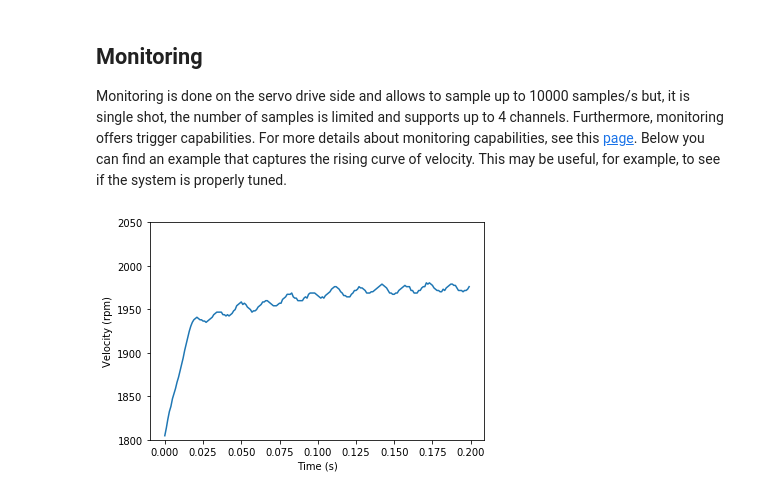
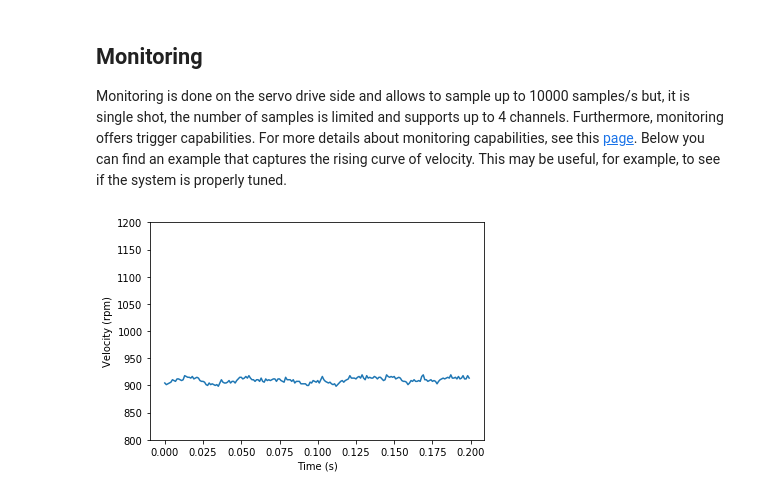
Before and after one commit to ingeniamc/ingenialink-python, a Jupyter notebook: examples/jupyter/Introduction to IngeniaLink.ipynb, the cells around one changed output. Drawn from its saved outputs; the diff is of its cells as text; code cells hidden in the pictures.

```diff
--- a/examples/jupyter/Introduction to IngeniaLink.ipynb
+++ b/examples/jupyter/Introduction to IngeniaLink.ipynb
@@ -144,14 +129,14 @@ servo.disable()
 
 Servo position can be easily controlled as shown in the code below. Note that the system tolerances will need to be properly set to use the `wait_reached`.
 # %%
-servo.mode = il.MODE_PP
+servo.mode = il.SERVO_MODE.PP
 
 print('Current position is: {:.2f} deg'.format(servo.position))
 
 print('Moving to 180 deg...')
 servo.enable()
 servo.position = 180.
-servo.wait_reached(timeout=1000)
+servo.wait_reached(timeout=1)
 
 print('New position is: {:.2f} deg'.format(servo.position))
 
@@ -165,14 +150,14 @@ New position is: 177.01 deg
 
 Servo velocity can be easily controlle as shown in the code below:
 # %%
-servo.mode = il.MODE_PV
+servo.mode = il.SERVO_MODE.PV
 
 print('Current velocity is: {:.2f} rpm'.format(servo.velocity))
 
-print('Setting velocity to 2000 rpm...')
+print('Setting velocity to 1000 rpm...')
 servo.enable()
-servo.velocity = 2000.
-servo.wait_reached(timeout=3000)
+servo.velocity = 1000.
+servo.wait_reached(timeout=3)
 
 print('Current velocity is: {:.2f} rpm'.format(servo.velocity))
 
@@ -194,27 +179,27 @@ What polling does, as its name suggests, is to poll for certain registers contin
 poller = il.Poller(servo, n_ch=2)
 
 # set sample period of 5 ms and buffer of 2k samples
-poller.configure(t_s=5, sz=2000)
+poller.configure(t_s=5e-3, sz=2000)
 # configure channels to poll position and velocity
-poller.ch_configure(ch=0, reg=regs.POS_ACT)
-poller.ch_configure(ch=1, reg=regs.VEL_ACT)
+poller.ch_configure(ch=0, reg='POS_ACT')
+poller.ch_configure(ch=1, reg='VEL_ACT')
 
 # perform homing
-servo.mode = il.MODE_HOMING
+servo.mode = il.SERVO_MODE.HOMING
 servo.enable()
 servo.homing_start()
-servo.homing_wait(timeout=5000)
+servo.homing_wait(timeout=5)
 servo.disable()
 
 # perform movements
-servo.mode = il.MODE_PP
+servo.mode = il.SERVO_MODE.PP
 servo.enable()
 poller.start()
 
 positions = [0, 90, 180, 90, 0]
 for position in positions:
     servo.position = position
-    servo.wait_reached(timeout=1000)
+    servo.wait_reached(timeout=1)
 
 servo.disable()
 poller.stop()
@@ -245,36 +230,36 @@ plt.show()
 Monitoring is done on the servo drive side and allows to sample up to 10000 samples/s but, it is single shot, the number of samples is limited and supports up to 4 channels. Furthermore, monitoring offers trigger capabilities. For more details about monitoring capabilities, see this [page](http://doc.ingeniamc.com/display/EMCL/Monitoring). Below you can find an example that captures the rising curve of velocity. This may be useful, for example, to see if the system is properly tuned.
 # %%
 # target velocity (rpm)
-VEL_TGT = 2000
+VEL_TGT_VAL = 1000
 
 # create monitor and configure it
 monitor = il.Monitor(servo)
 
 # set sample period to 1 ms, maximum of 200 samples
-monitor.configure(t_s=1000, max_samples=200)
+monitor.configure(t_s=1e-3, max_samples=200)
 # monitor velocity
-monitor.ch_configure(ch=0, reg=regs.VEL_ACT)
+monitor.ch_configure(ch=0, reg='VEL_ACT')
 # configure trigger to 90% of the target velocity
-monitor.trigger_configure(il.MONITOR_TRIGGER_POS, source=regs.VEL_ACT,
-                          th_pos=VEL_TGT * 0.9)
+monitor.trigger_configure(il.MONITOR_TRIGGER.POS, source='VEL_ACT',
+                          th_pos=VEL_TGT_VAL * 0.9)
 
 # enable servo
-servo.mode = il.MODE_PV
+servo.mode = il.SERVO_MODE.PV
 servo.enable()
 monitor.start()
 
-servo.velocity = VEL_TGT
+servo.velocity = VEL_TGT_VAL
 
-monitor.wait(timeout=3000)
+monitor.wait(timeout=3)
 servo.disable()
 
 # plot results
 t, d = monitor.data
 
 plt.plot(t, d[0])
 plt.xlabel('Time (s)')
 plt.ylabel('Velocity (rpm)')
-plt.ylim([1800, 2050])
+plt.ylim([800, 1200])
 plt.show()
 # %% [output]
-[figure, old version]
+[figure, new version]
```
Also changed, not shown: parts of 19 cells of this notebook, 17 other files.
